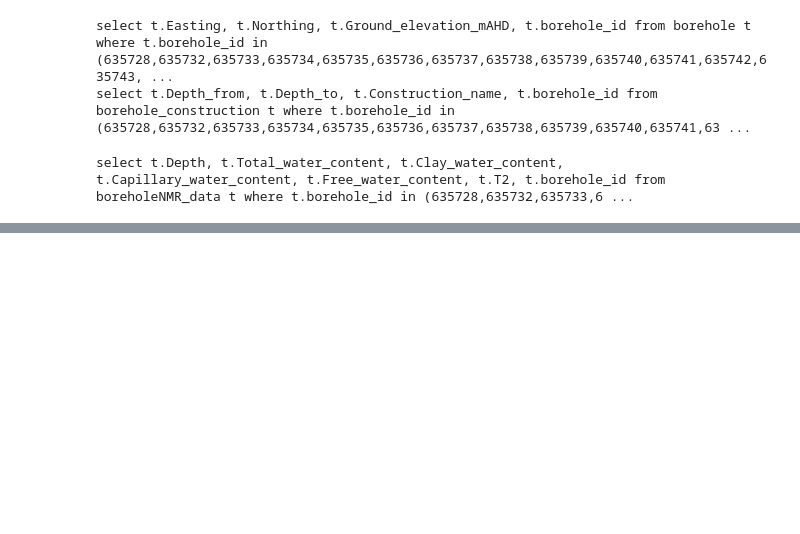
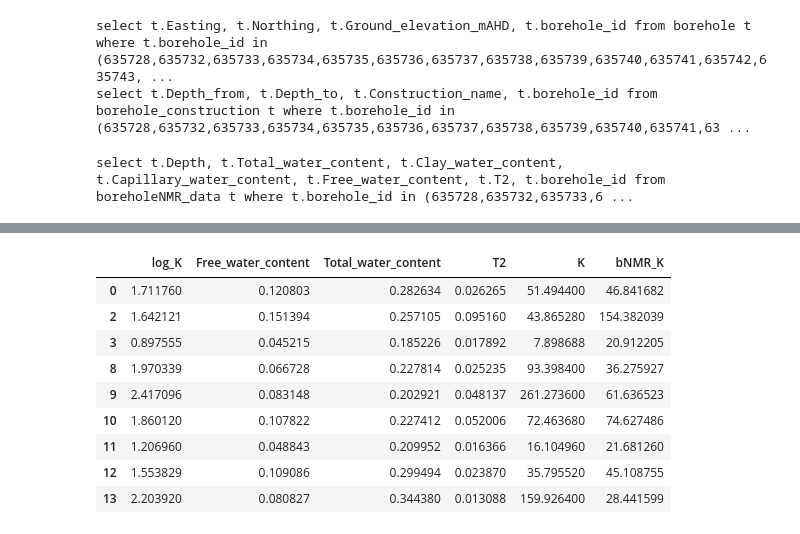
Before and after one commit to GeoscienceAustralia/hydrogeol_utils, a Jupyter notebook: notebooks/calibrate_NMR.ipynb, the cells around one changed output, grey strips where cells are left out. Saved outputs shown, nothing was run; the diff lists cells and outputs as text; code cells hidden in the pictures; blank space fills up the shorter version.

```diff
--- a/notebooks/calibrate_NMR.ipynb
+++ b/notebooks/calibrate_NMR.ipynb
@@ -244 +277,17 @@ df_opt
+# %%
+
+objective_function(df_opt, best_C, 2, equation= 'SDR', loss_fn = 'L2')
+
+df_opt
+# %% [output]
+|  | log_K | Free_water_content | Total_water_content | T2 | K | bNMR_K |
+| 0 | 1.711760 | 0.120803 | 0.282634 | 0.026265 | 51.494400 | 46.841682 |
+| 2 | 1.642121 | 0.151394 | 0.257105 | 0.095160 | 43.865280 | 154.382039 |
+| 3 | 0.897555 | 0.045215 | 0.185226 | 0.017892 | 7.898688 | 20.912205 |
+| 8 | 1.970339 | 0.066728 | 0.227814 | 0.025235 | 93.398400 | 36.275927 |
+| 9 | 2.417096 | 0.083148 | 0.202921 | 0.048137 | 261.273600 | 61.636523 |
+| 10 | 1.860120 | 0.107822 | 0.227412 | 0.052006 | 72.463680 | 74.627486 |
+| 11 | 1.206960 | 0.048843 | 0.209952 | 0.016366 | 16.104960 | 21.681260 |
+| 12 | 1.553829 | 0.109086 | 0.299494 | 0.023870 | 35.795520 | 45.108755 |
+| 13 | 2.203920 | 0.080827 | 0.344380 | 0.013088 | 159.926400 | 28.441599 |
 # %%
```
Also changed, not shown: parts of 8 cells of this notebook, 3 other files.
